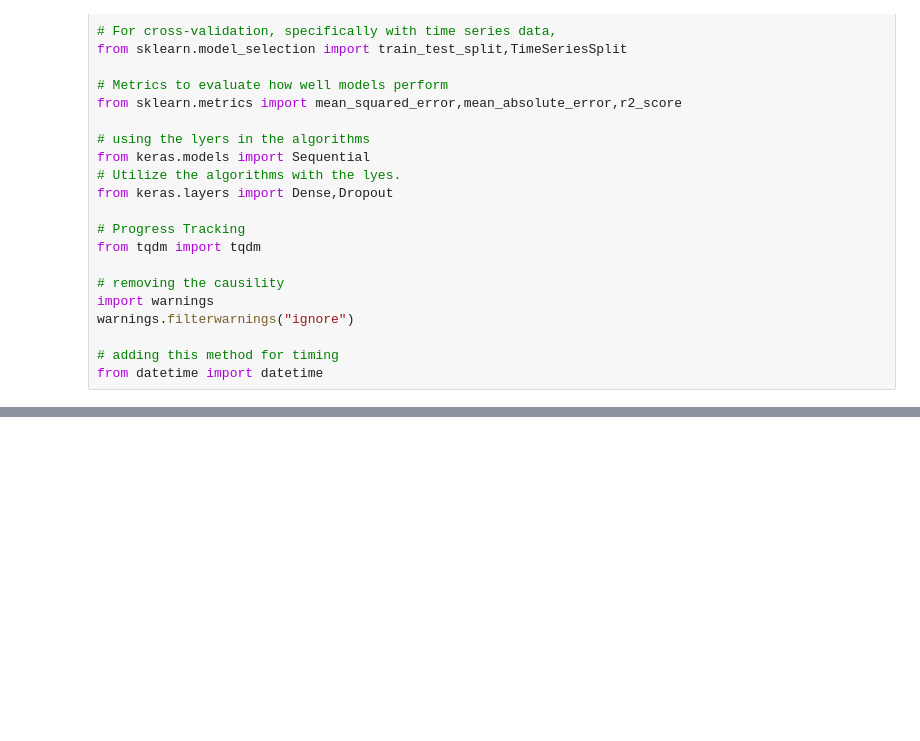
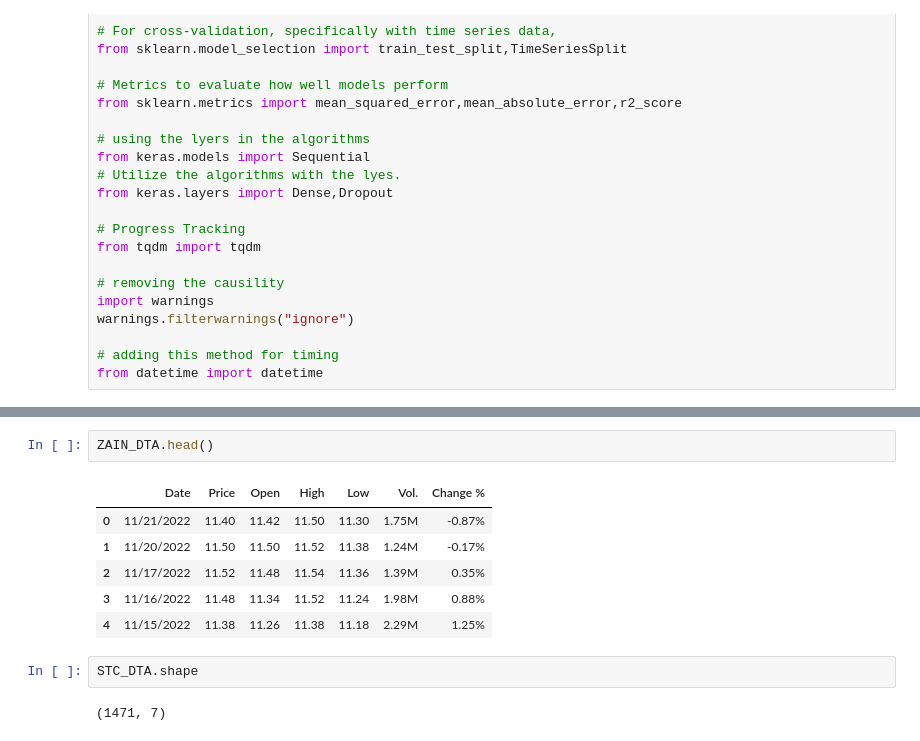
Before and after one commit to aswink71/Time-Series-Project, a Jupyter notebook: Multivaiate_analysis.ipynb, the cells around one changed output, grey strips where cells are left out. Saved outputs shown, nothing was run; the diff lists cells and outputs as text; blank space fills up the shorter version.

```diff
--- a/Multivaiate_analysis.ipynb
+++ b/Multivaiate_analysis.ipynb
@@ -42,0 +82,13 @@ from datetime import datetime
+# %%
+ZAIN_DTA.head()
+# %% [output]
+|  | Date | Price | Open | High | Low | Vol. | Change % |
+| 0 | 11/21/2022 | 11.40 | 11.42 | 11.50 | 11.30 | 1.75M | -0.87% |
+| 1 | 11/20/2022 | 11.50 | 11.50 | 11.52 | 11.38 | 1.24M | -0.17% |
+| 2 | 11/17/2022 | 11.52 | 11.48 | 11.54 | 11.36 | 1.39M | 0.35% |
+| 3 | 11/16/2022 | 11.48 | 11.34 | 11.52 | 11.24 | 1.98M | 0.88% |
+| 4 | 11/15/2022 | 11.38 | 11.26 | 11.38 | 11.18 | 2.29M | 1.25% |
+# %%
+STC_DTA.shape
+# %% [output]
+(1471, 7)
```
Also changed, not shown: parts of 17 cells of this notebook.
